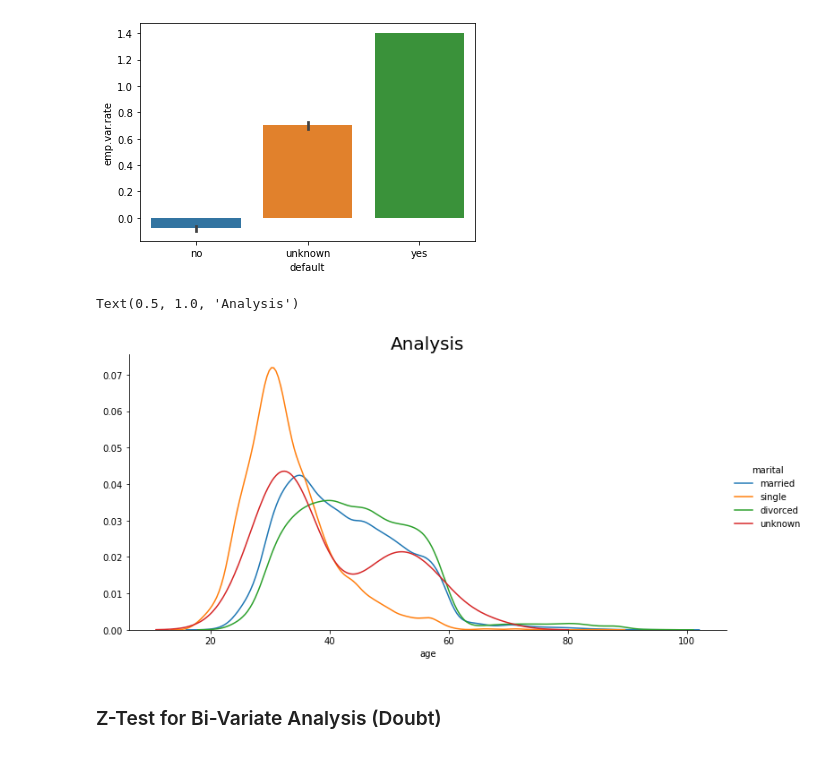
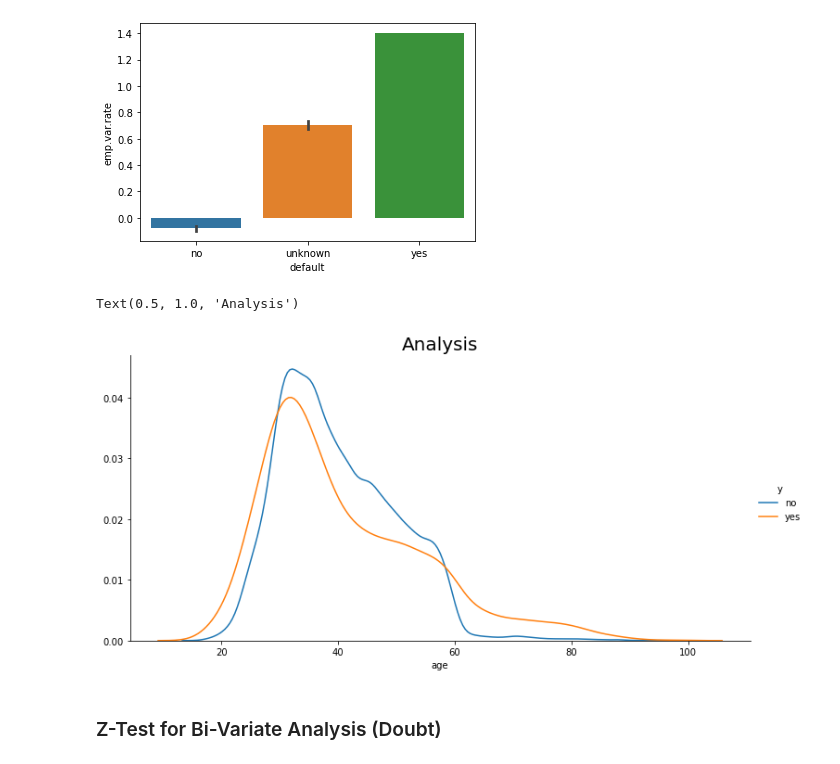
Before and after one commit to ilaav/b1CapstoneProject, a Jupyter notebook: EDA_Checkpoint 2.ipynb, the cells around one changed output. Saved outputs shown, nothing was run; the diff lists cells and outputs as text; code cells hidden in the pictures.

```diff
--- a/EDA_Checkpoint 2.ipynb
+++ b/EDA_Checkpoint 2.ipynb
@@ -182,15 +174,15 @@ sns.barplot(x='default',y='emp.var.rate',data=df, )
 <AxesSubplot:xlabel='default', ylabel='emp.var.rate'>
 [figure]
 # %%
-g=sns.FacetGrid(data=df,hue='marital',aspect=2,size=5)
+g=sns.FacetGrid(data=df,hue='y',aspect=2,size=5)
 g.map(sns.distplot,'age', hist=False)
 g.add_legend()
 g.ax.set_title('Analysis',size=20)
 #g.ax.set_xlabel('Salary in $')
 #g.ax.set_ylabel('Density')
 # %% [output]
 Text(0.5, 1.0, 'Analysis')
-[figure, old version]
+[figure, new version]
 # %% [markdown]
 ### Z-Test for Bi-Variate Analysis (Doubt)
 # %% [markdown]
```
Also changed, not shown: parts of 55 cells of this notebook.
